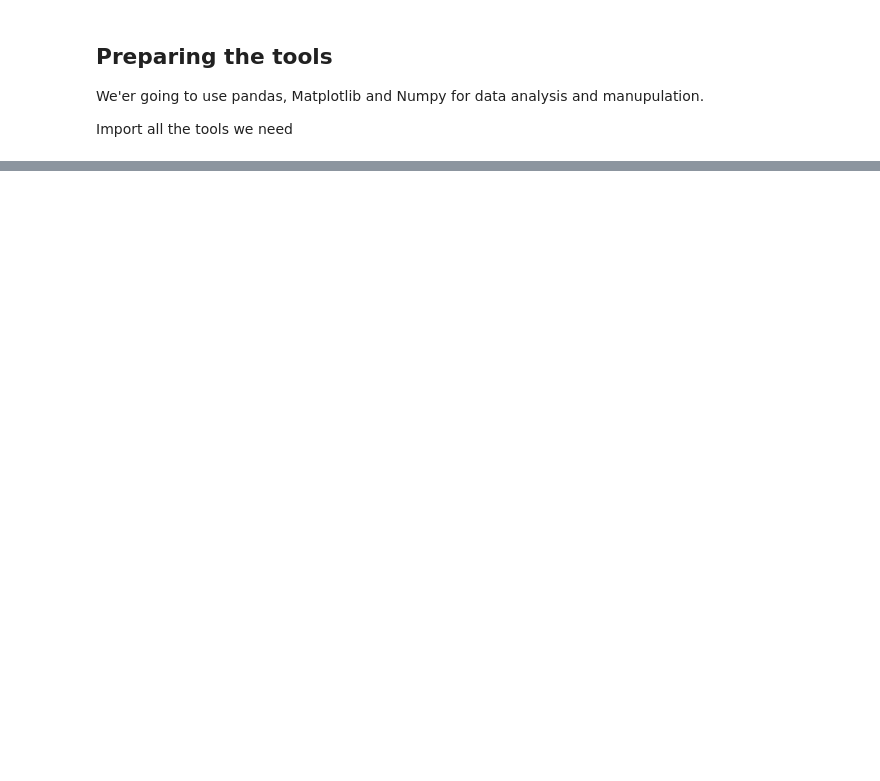
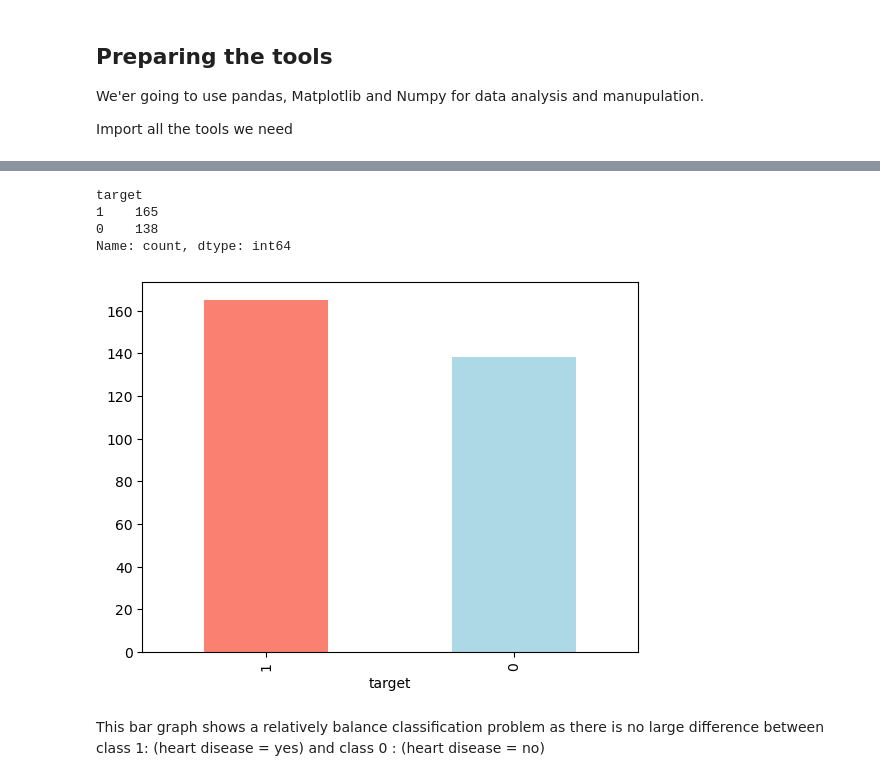
Before and after one commit to calebcharles343/AI_Machine-Leaning_-_Data-Science, a Jupyter notebook: heart-disease-project/end-to-end-heart-disease-classification.ipynb, the cells around one changed output, grey strips where cells are left out. Saved outputs shown, nothing was run; the diff lists cells and outputs as text; code cells hidden in the pictures; blank space fills up the shorter version.

Commit message:
Heart Desease Model update

```diff
--- a/heart-disease-project/end-to-end-heart-disease-classification.ipynb
+++ b/heart-disease-project/end-to-end-heart-disease-classification.ipynb
@@ -110,0 +121,3 @@ from sklearn.metrics import RocCurveDisplay
+# %%
+df = pd.read_csv('heart-disease.csv')
+df.shape # (rows, columns)
@@ -110,0 +154,14 @@ from sklearn.metrics import RocCurveDisplay
+# %%
+# Let's find out how many of each 'target' class is in the data
+df['target'].value_counts()
+# %% [output]
+target
+1    165
+0    138
+Name: count, dtype: int64
+# %%
+df['target'].value_counts().plot(kind = 'bar', color = ['salmon', 'lightblue']);
+# %% [output]
+[figure, added]
+# %% [markdown]
+This bar graph shows a relatively balance classification problem as there is no large difference between class 1: (heart disease = yes) and class 0 : (heart disease = no)
```
Also changed, not shown: parts of 81 cells of this notebook, 7 other files.
